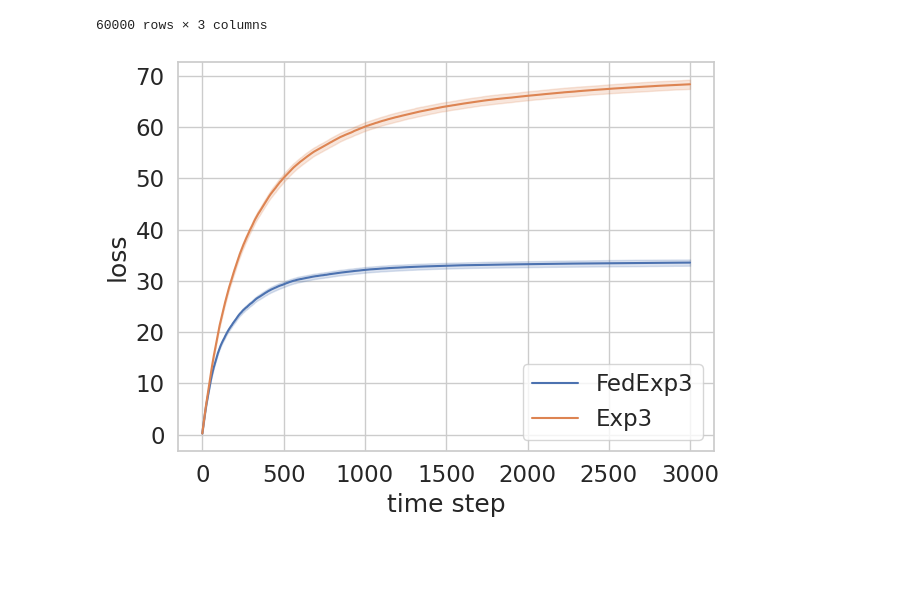
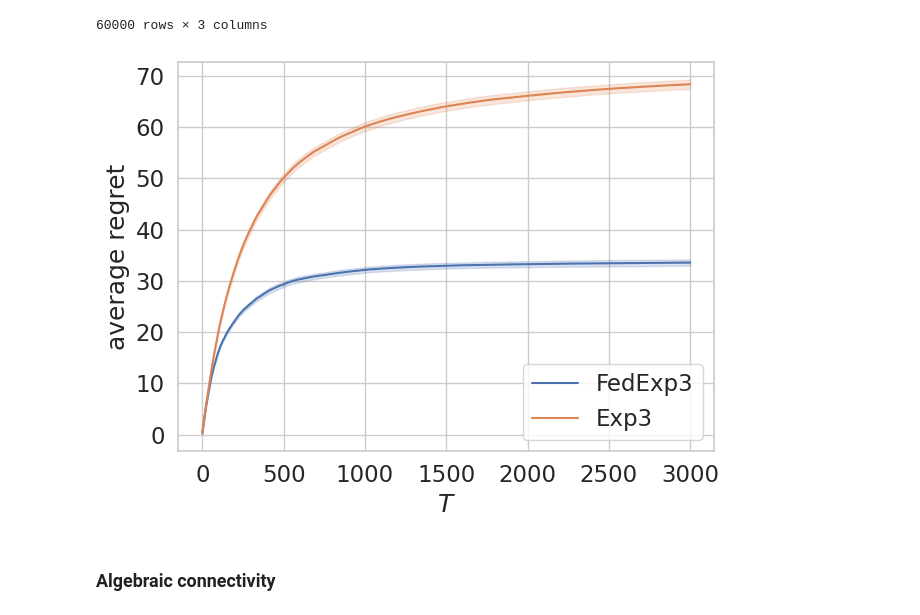
Before and after one commit to jialinyi94/doubly-stochastic-federataed-bandit, a Jupyter notebook: plots/plot.ipynb, the cells around one changed output. Saved outputs shown, nothing was run; the diff lists cells and outputs as text; code cells hidden in the pictures; blank space fills up the shorter version.

```diff
--- a/plots/plot.ipynb
+++ b/plots/plot.ipynb
@@ -43,11 +46,13 @@ synthetic
 # %%
 sns.set(style="whitegrid", font_scale=1.5)
 ax = sns.lineplot(data=synthetic, x='_step', y='mean', hue='algo', errorbar='sd')
 handles, labels = ax.get_legend_handles_labels()
 ax.legend(handles=handles[0:], labels=labels[0:])
-ax.set(xlabel='time step', ylabel='loss')
+ax.set(xlabel=r'$T$', ylabel='average regret')
 plt.tight_layout(pad=.5)
 fig = ax.get_figure()
 fig.savefig("regret.png", dpi=300)
 # %% [output]
-[figure, old version]
+[figure, new version]
+# %% [markdown]
+### Algebraic connectivity
```
Also changed, not shown: parts of 12 cells of this notebook, 3 other files.
